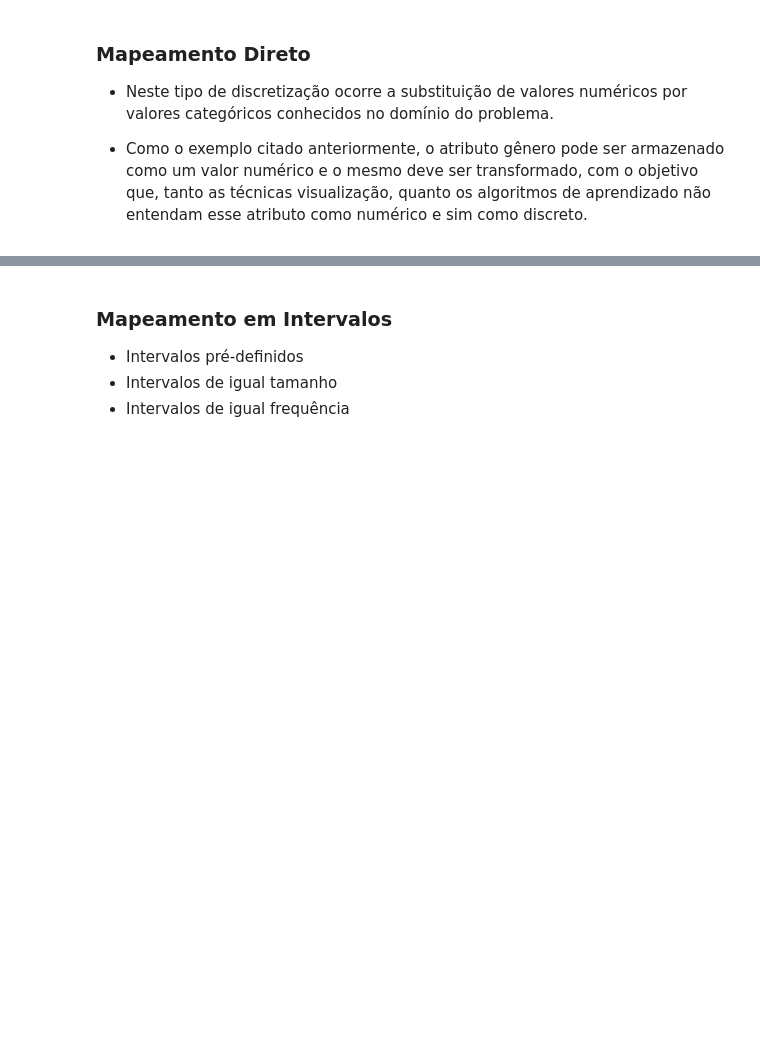
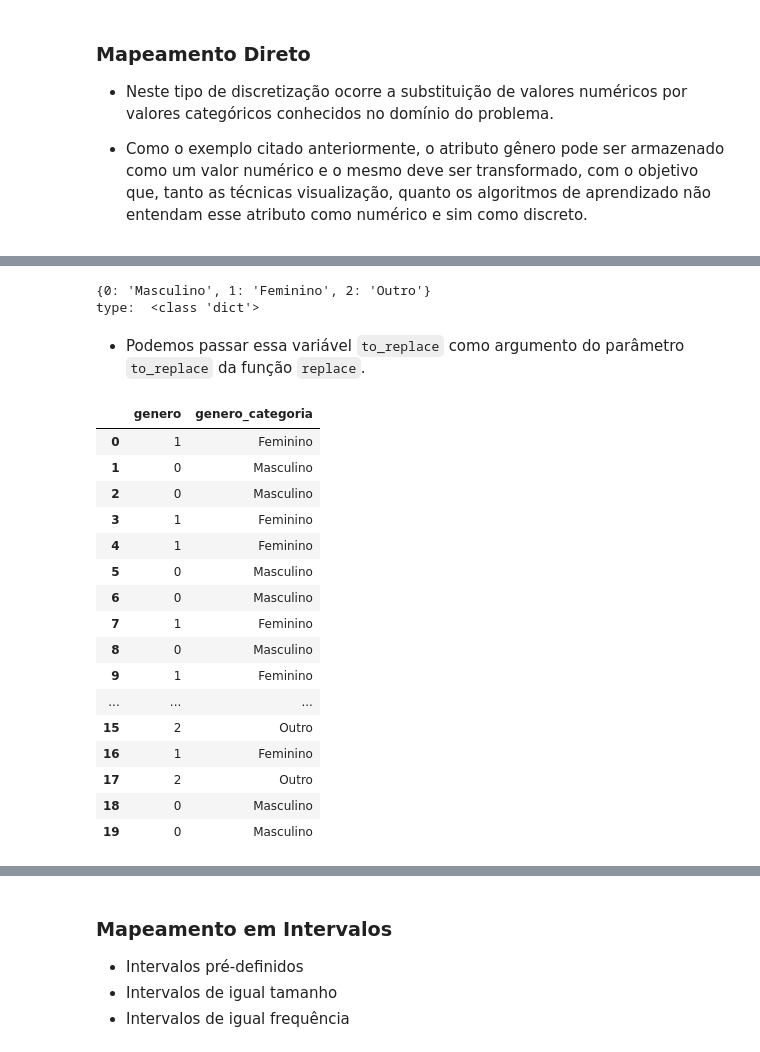
Before and after one commit to anfer86/teaching-datamining-lessons, a Jupyter notebook: aula03/preprocessamento.ipynb, the cells around one changed output, grey strips where cells are left out. Cells and saved outputs as stored; diff of their text form; code cells hidden in the pictures; blank space fills up the shorter version.

```diff
--- a/aula03/preprocessamento.ipynb
+++ b/aula03/preprocessamento.ipynb
@@ -296,0 +309,34 @@ Levels: Feminino Masculino Outros
+# %%
+to_replace = {
+    0 : 'Masculino',
+    1 : 'Feminino',
+    2 : 'Outro'
+}
+print(to_replace)
+print('type: ', type(to_replace) )
+# %% [output]
+{0: 'Masculino', 1: 'Feminino', 2: 'Outro'}
+type:  <class 'dict'>
+# %% [markdown]
+- Podemos passar essa variável `to_replace` como argumento do parâmetro `to_replace` da função `replace`.
+# %%
+df['genero_categoria'] = df.genero.replace(to_replace = to_replace)
+df
+# %% [output]
+|  | genero | genero_categoria |
+| 0 | 1 | Feminino |
+| 1 | 0 | Masculino |
+| 2 | 0 | Masculino |
+| 3 | 1 | Feminino |
+| 4 | 1 | Feminino |
+| 5 | 0 | Masculino |
+| 6 | 0 | Masculino |
+| 7 | 1 | Feminino |
+| 8 | 0 | Masculino |
+| 9 | 1 | Feminino |
+| ... | ... | ... |
+| 15 | 2 | Outro |
+| 16 | 1 | Feminino |
+| 17 | 2 | Outro |
+| 18 | 0 | Masculino |
+| 19 | 0 | Masculino |
```
Also changed, not shown: parts of 38 cells of this notebook.
